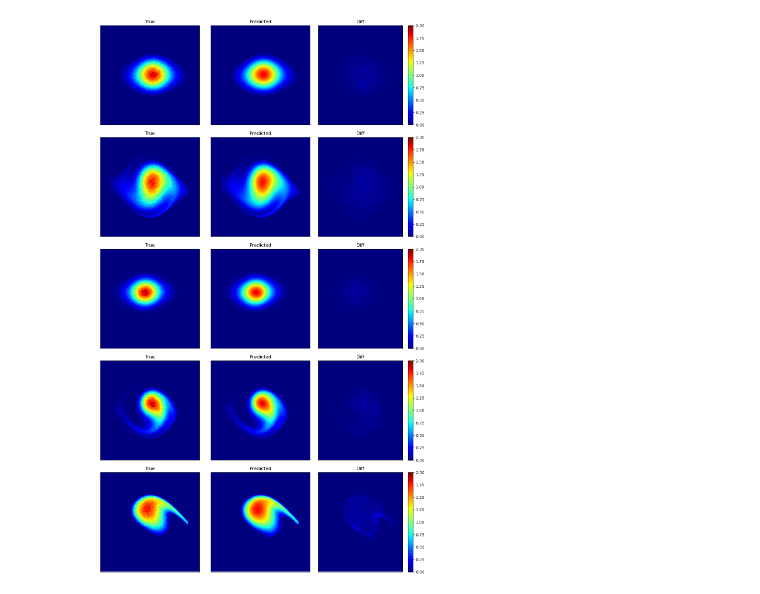
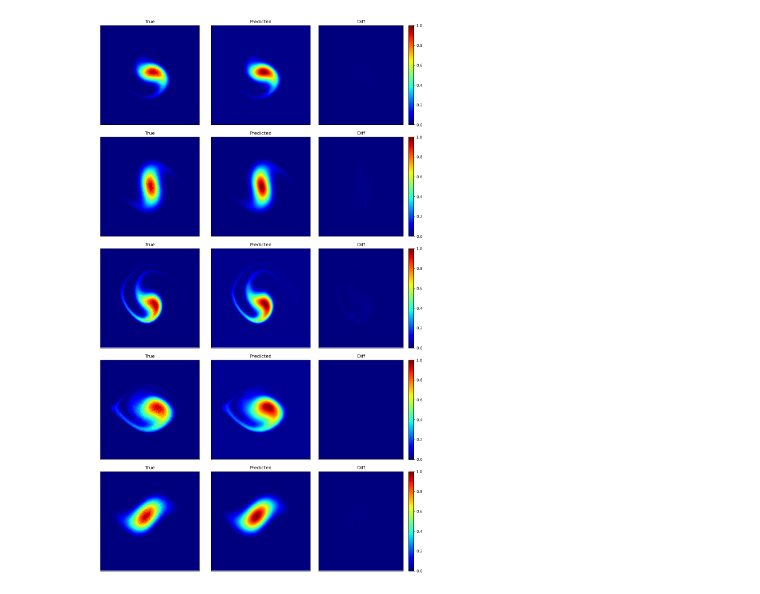
Before and after one commit to kiliakis/tomography_ML, a Jupyter notebook: evaluate_decoder.ipynb, the cells around one changed output. Saved outputs shown, nothing was run; the diff lists cells and outputs as text; code cells hidden in the pictures.

```diff
--- a/evaluate_decoder.ipynb
+++ b/evaluate_decoder.ipynb
@@ -12,26 +12,28 @@ import time
 
 import glob
 import numpy as np
-from sklearn.metrics import mean_squared_error
 import matplotlib.pyplot as plt
-import matplotlib as mpl
 from utils import sample_files
 from utils import decoder_files_to_tensors, get_best_model_timestamp
 from utils import unnormalize_params
 from utils import sample_files
 from models import Decoder
+
+# data_dir = '/eos/user/k/kiliakis/tomo_data/datasets_decoder_02-12-22'
+data_dir = './tomo_data/datasets_decoder_TF_03-03-23'
+dataset_percent = 0.01
+normalization = 'minmax'
+ps_normalize = 'off'
+
+var_names = ['phEr', 'enEr', 'bl',
+             'inten', 'Vrf', 'mu', 'VrfSPS']
+train_cfg = {
+    'loss_weights': [0, 1, 2, 3, 4, 5, 6, 7],
+}
+
+# timestamp = 'best_decoder_TF'
+timestamp = '2023_03_09_16-09-44'
 # %%
-# Initialize parameters
-var_names = ['turn', 'phEr', 'enEr', 'bl', 'inten', 'Vrf', 'mu', 'VrfSPS']
-train_cfg = {
-    'loss_weights': [0, 1, 2, 3, 5, 6, 7],
-}
-
-# data_dir = '/eos/user/k/kiliakis/tomo_data/datasets_decoder_02-12-22'
-data_dir = './tomo_data/datasets_decoder_TF_16-12-22'
-dataset_percent = 0.01
-normalization = 'minmax'
-
 # Initialize train/ test / validation paths
 ML_dir = os.path.join(data_dir, 'ML_data')
 TESTING_PATH = os.path.join(ML_dir, 'TESTING')
@@ -44,7 +46,7 @@ file_names = sample_files(TESTING_PATH, dataset_percent)
 start_t = time.time()
 # read input, divide in features/ label, create tensors
 x_test, y_test = decoder_files_to_tensors(
-    file_names, normalization=normalization)
+    file_names, normalization=normalization, ps_normalize=ps_normalize)
 total_time = time.time() - start_t
 print(
     f'Elapsed time: {total_time:.3f}, Per file: {total_time/len(file_names):.3f}')
@@ -78,10 +75,10 @@ x_test shape:  (569, 7)
 # %%
 # Evaluate the model on the test and validation data
-test_loss = decoder.model.evaluate(x_test_red, y_test)
+test_loss = decoder.model.evaluate(x_test, y_test)
 print(f'Test loss: {test_loss:.4e}')
 
 # get predictions
-test_pred = decoder.model.predict(x_test_red, verbose=False)
+test_pred = decoder.model.predict(x_test, verbose=False)
 y_test = np.array(y_test)
 
 # Calculate error per variable
@@ -144,35 +141,35 @@ for i in range(nrows):
     ax.set_xticks([])
     ax.set_yticks([])
     # show the image
-    ax.imshow(samples_real[i]+1, cmap='jet', vmin=0, vmax=2)
+    ax.imshow(samples_real[i], cmap='jet')
     # Set the label
     # title = ','.join([f'{num:.1f}' for num in samples_X[i]])
     ax.set_title(f'True')
     plt.tight_layout()
 
     ax = axes[i][1]
     plt.sca(ax)
     ax.set_xticks([])
     ax.set_yticks([])
     # show the image
-    ax.imshow(samples_pred[i]+1, cmap='jet', vmin=0, vmax=2)
+    ax.imshow(samples_pred[i], cmap='jet')
     # Set the label
     # title = ','.join([f'{num:.1f}' for num in samples_X[i]])
     ax.set_title(f'Predicted')
     plt.tight_layout()
 
     ax = axes[i][2]
     plt.sca(ax)
     ax.set_xticks([])
     ax.set_yticks([])
     # show the image
     plt.imshow(np.abs(samples_real[i] -
-              samples_pred[i]), cmap='jet', vmin=0, vmax=2,
+              samples_pred[i]), cmap='jet', vmin=0, vmax=1,
               aspect='auto')
     plt.colorbar()
     # Set the label
     # title = ','.join([f'{num:.1f}' for num in samples_X[i]])
     ax.set_title(f'Diff')
     plt.tight_layout()
 # %% [output]
-[figure, old version]
+[figure, new version]
```
Also changed, not shown: parts of 6 cells of this notebook, 3 other files.
